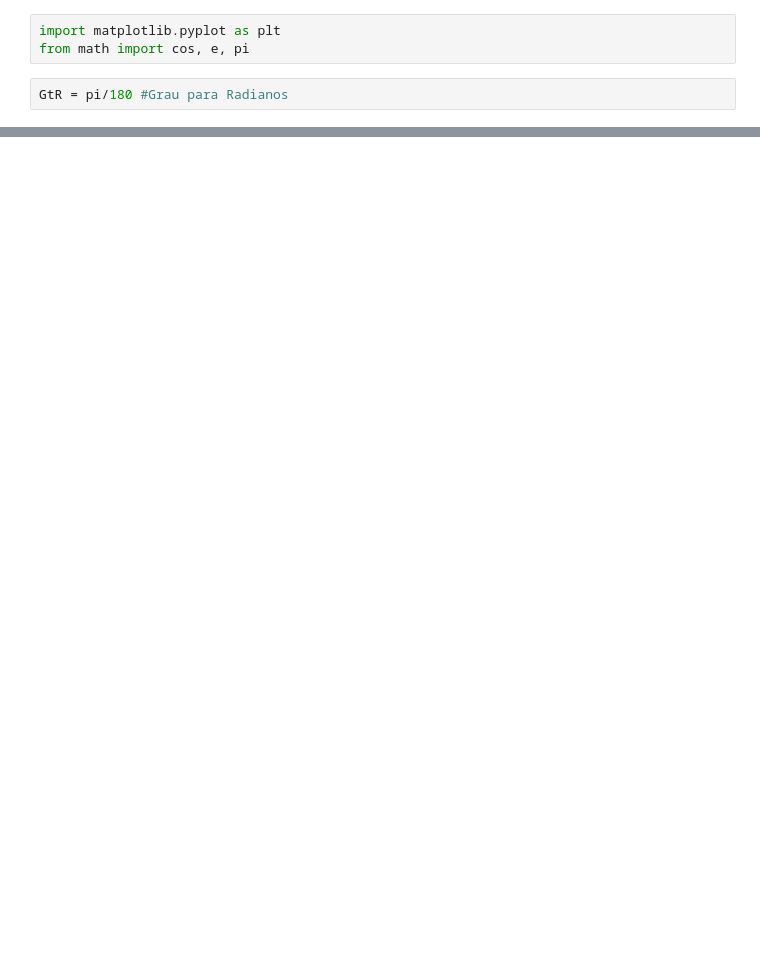
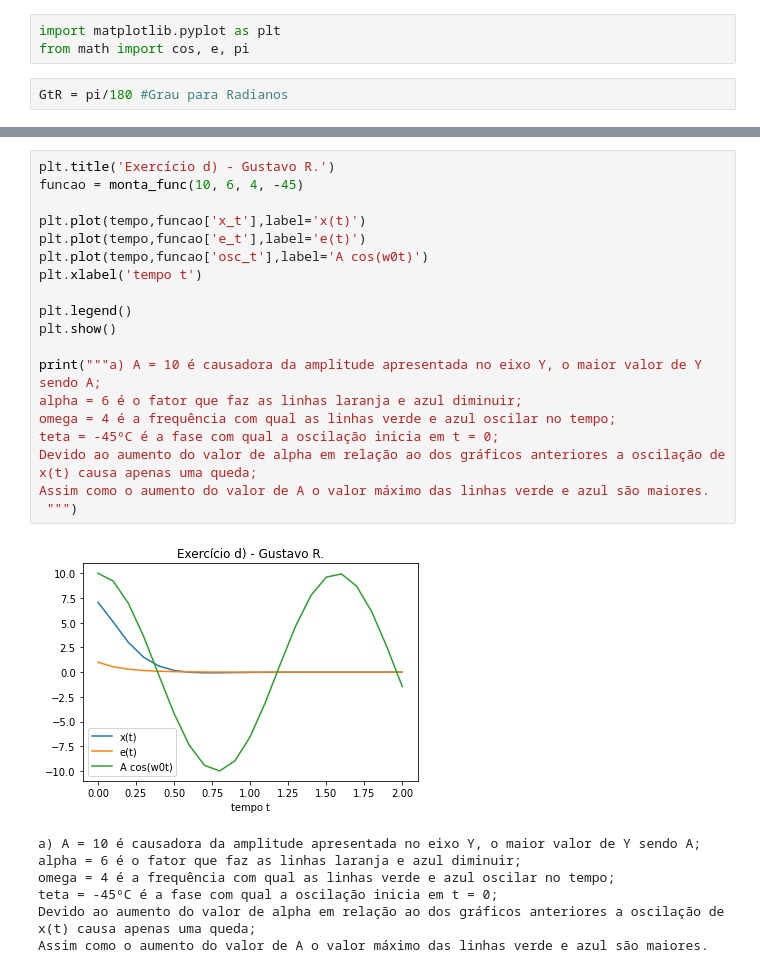
Before and after one commit to GusRigor/Sistema-e-Sinais, a Jupyter notebook: Atividade 1/aula1.ipynb, the cells around one changed output, grey strips where cells are left out. Drawn from its saved outputs; the diff is of its cells as text; blank space fills up the shorter version.

```diff
--- a/Atividade 1/aula1.ipynb
+++ b/Atividade 1/aula1.ipynb
@@ -51,0 +100,27 @@ A)
+# %%
+plt.title('Exercício d) - Gustavo R.')
+funcao = monta_func(10, 6, 4, -45)
+
+plt.plot(tempo,funcao['x_t'],label='x(t)')
+plt.plot(tempo,funcao['e_t'],label='e(t)')
+plt.plot(tempo,funcao['osc_t'],label='A cos(w0t)')
+plt.xlabel('tempo t')
+
+plt.legend()
+plt.show()
+
+print("""a) A = 10 é causadora da amplitude apresentada no eixo Y, o maior valor de Y sendo A;
+alpha = 6 é o fator que faz as linhas laranja e azul diminuir;
+omega = 4 é a frequência com qual as linhas verde e azul oscilar no tempo;
+teta = -45ºC é a fase com qual a oscilação inicia em t = 0;
+Devido ao aumento do valor de alpha em relação ao dos gráficos anteriores a oscilação de x(t) causa apenas uma queda;
+Assim como o aumento do valor de A o valor máximo das linhas verde e azul são maiores.
+ """)
+# %% [output]
+[figure, added]
+a) A = 10 é causadora da amplitude apresentada no eixo Y, o maior valor de Y sendo A;
+alpha = 6 é o fator que faz as linhas laranja e azul diminuir;
+omega = 4 é a frequência com qual as linhas verde e azul oscilar no tempo;
+teta = -45ºC é a fase com qual a oscilação inicia em t = 0;
+Devido ao aumento do valor de alpha em relação ao dos gráficos anteriores a oscilação de x(t) causa apenas uma queda;
+Assim como o aumento do valor de A o valor máximo das linhas verde e azul são maiores.
```
Also changed, not shown: parts of 6 cells of this notebook.
